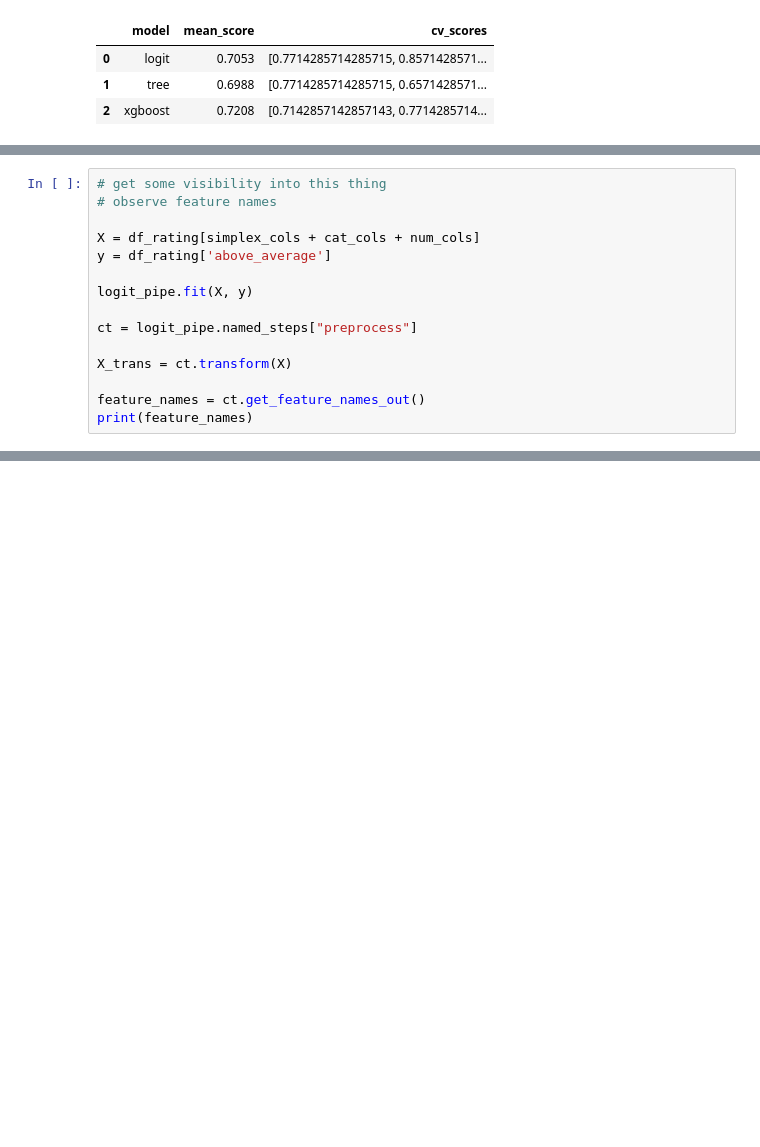
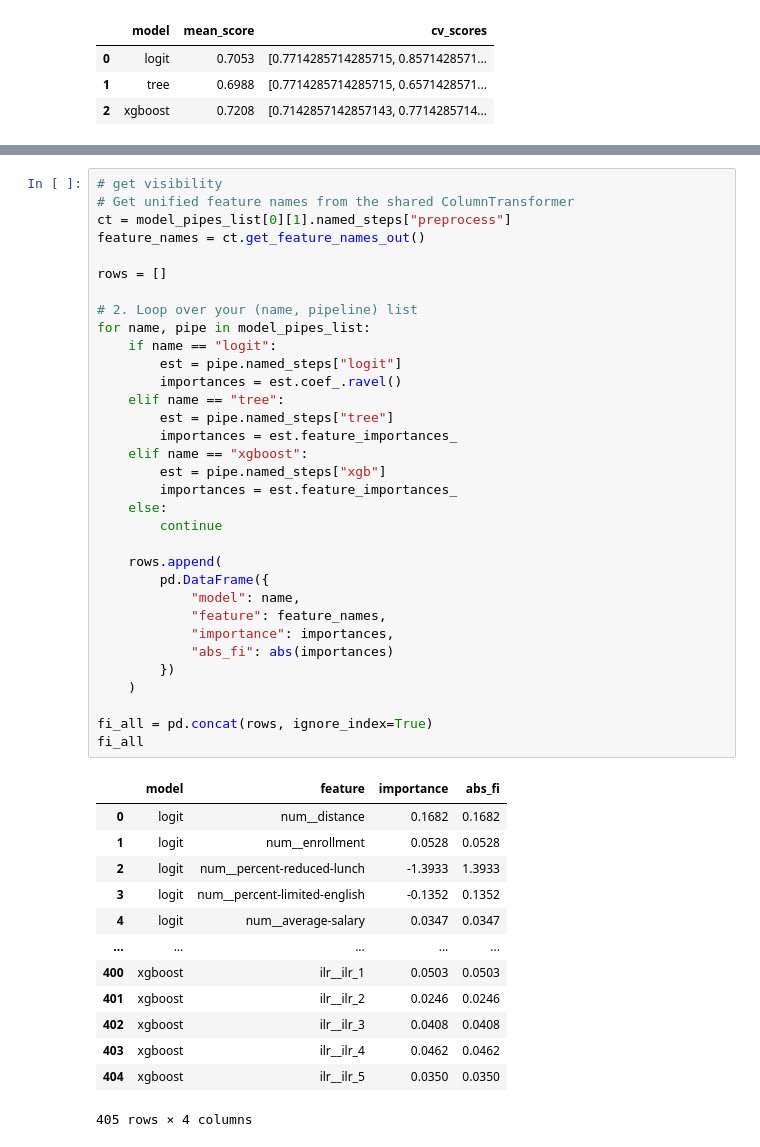
Before and after one commit to LittleBiggler/GreatSchools, a Jupyter notebook: GreatSchools-2025.ipynb, the cells around one changed output, grey strips where cells are left out. Drawn from its saved outputs; the diff is of its cells as text; blank space fills up the shorter version.

```diff
--- a/GreatSchools-2025.ipynb
+++ b/GreatSchools-2025.ipynb
@@ -707,15 +707,0 @@ pd.DataFrame(test_scores)
-# %%
-# get some visibility into this thing
-# observe feature names
-
-X = df_rating[simplex_cols + cat_cols + num_cols]
-y = df_rating['above_average']
-
-logit_pipe.fit(X, y)
-
-ct = logit_pipe.named_steps["preprocess"]
-
-X_trans = ct.transform(X)
-
-feature_names = ct.get_feature_names_out()
-print(feature_names)
@@ -740,3 +743,50 @@ print(feature_names)
+# %%
+# get visibility
+# Get unified feature names from the shared ColumnTransformer
+ct = model_pipes_list[0][1].named_steps["preprocess"]
+feature_names = ct.get_feature_names_out()
+
+rows = []
+
+# 2. Loop over your (name, pipeline) list
+for name, pipe in model_pipes_list:
+    if name == "logit":
+        est = pipe.named_steps["logit"]
+        importances = est.coef_.ravel()
+    elif name == "tree":
+        est = pipe.named_steps["tree"]
+        importances = est.feature_importances_
+    elif name == "xgboost":
+        est = pipe.named_steps["xgb"]
+        importances = est.feature_importances_
+    else:
+        continue
+
+    rows.append(
+        pd.DataFrame({
+            "model": name,
+            "feature": feature_names,
+            "importance": importances,
+            "abs_fi": abs(importances)
+        })
+    )
+
+fi_all = pd.concat(rows, ignore_index=True)
+fi_all
+# %% [output]
+|  | model | feature | importance | abs_fi |
+| 0 | logit | num__distance | 0.1682 | 0.1682 |
+| 1 | logit | num__enrollment | 0.0528 | 0.0528 |
+| 2 | logit | num__percent-reduced-lunch | -1.3933 | 1.3933 |
+| 3 | logit | num__percent-limited-english | -0.1352 | 0.1352 |
+| 4 | logit | num__average-salary | 0.0347 | 0.0347 |
+| ... | ... | ... | ... | ... |
+| 400 | xgboost | ilr__ilr_1 | 0.0503 | 0.0503 |
+| 401 | xgboost | ilr__ilr_2 | 0.0246 | 0.0246 |
+| 402 | xgboost | ilr__ilr_3 | 0.0408 | 0.0408 |
+| 403 | xgboost | ilr__ilr_4 | 0.0462 | 0.0462 |
+| 404 | xgboost | ilr__ilr_5 | 0.0350 | 0.0350 |
+405 rows × 4 columns
 # %%
 # logistic feature importances
 
```
Also changed, not shown: parts of 5 cells of this notebook.
